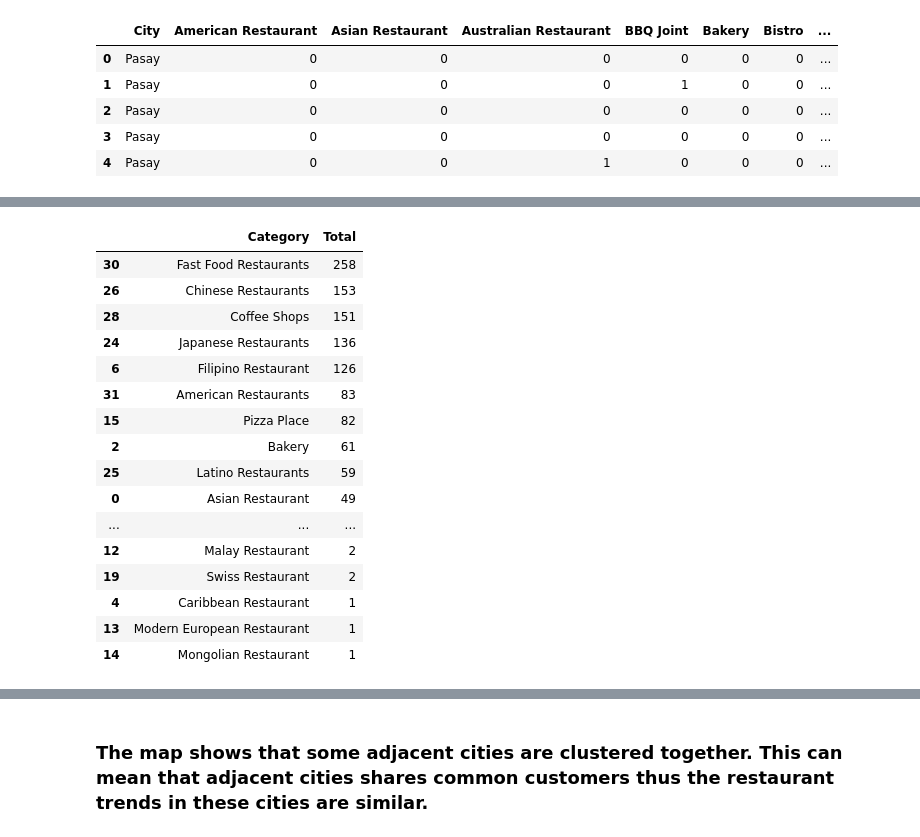
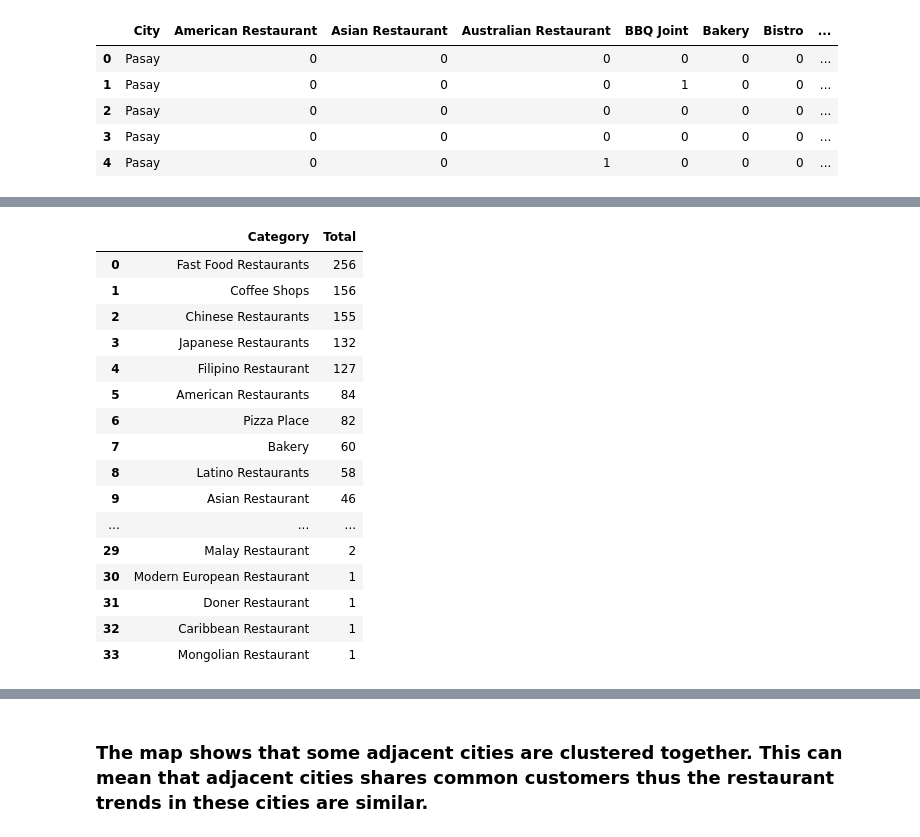
Before and after one commit to HermieDalay/Coursera_Capstone, a Jupyter notebook: Neighborhood_Manila.ipynb, the cells around one changed output, grey strips where cells are left out. Drawn from its saved outputs; the diff is of its cells as text; code cells hidden in the pictures.

```diff
--- a/Neighborhood_Manila.ipynb
+++ b/Neighborhood_Manila.ipynb
@@ -375,16 +375,10 @@ manila_grouped.drop(['Falafel Restaurant', 'Kebab Restaurant', 'Mediterranean Re
                     axis = 1, inplace=True)
 
 # Combine all Cafeteria themed restaurant to All Cafeteria Restaurant
-manila_grouped['Coffee Shops'] = manila_grouped['Breakfast Spot'] + manila_grouped['Cafeteria'] + manila_grouped['Café']
+manila_grouped['Coffee Shops'] = manila_grouped['Breakfast Spot'] + manila_grouped['Café']
 
 # Drop combined columns
-manila_grouped.drop(['Breakfast Spot', 'Cafeteria', 'Café'], axis = 1, inplace=True)
-
-# Combine all Spanish themed restaurant to All Spanish Restaurant
-#manila_grouped['All Spanish Restaurant'] = manila_grouped['Paella Restaurant'] + manila_grouped['Spanish Restaurant']
-
-# Drop combined columns
-#manila_grouped.drop(['Paella Restaurant', 'Spanish Restaurant'], axis = 1, inplace=True)
+manila_grouped.drop(['Breakfast Spot', 'Café'], axis = 1, inplace=True)
 
 # Combine all Indian themed restaurant to All Indian Restaurant
 manila_grouped['Indian Restaurants'] = manila_grouped['Indian Restaurant'] + manila_grouped['North Indian Restaurant']
@@ -414,7 +408,7 @@ manila_grouped['Bars and Bistros'] = manila_grouped['Bistro'] + manila_grouped['
 manila_grouped.drop(['Bistro', 'Gastropub'], axis = 1, inplace=True)
 
 # Drop all uncategorized
-manila_grouped.drop(['Food', 'Food Stand', 'Food Truck', 'Food Court'], axis = 1, inplace=True)
+manila_grouped.drop(['Food', 'Food Stand', 'Food Truck', 'Food Court', 'Restaurant'], axis = 1, inplace=True)
 
 # Combine all Sweets & Comfort Food shops to Sweets Shops
 manila_grouped['Sweet Shops'] = manila_grouped['Comfort Food Restaurant'] + manila_grouped['Creperie'] + manila_grouped['Deli / Bodega']
@@ -424,32 +418,34 @@ manila_grouped.drop(['Comfort Food Restaurant', 'Creperie', 'Deli / Bodega'], ax
 # %%
 
 New_Category_Total = [manila_grouped.sum(axis=0)]
 #New_Category_Total = New_Category_Total.sort()
 df_Category_Total = pd.DataFrame (New_Category_Total)
 df_Category_Total.drop(['City'], axis = 1, inplace=True)
 df_Transpose = df_Category_Total.transpose()
 df_Transpose = df_Transpose.reset_index()
 
 df_Transpose.rename(columns={'index': "Category", 0: "Total"}, inplace=True)
 df_Transpose.sort_values(by='Total', ascending= False, inplace=True)
+df_Transpose = df_Transpose.reset_index()
+df_Transpose.drop(['index'], axis = 1, inplace=True)
 df_Transpose
 # %% [output]
 |  | Category | Total |
-| 30 | Fast Food Restaurants | 258 |
-| 26 | Chinese Restaurants | 153 |
-| 28 | Coffee Shops | 151 |
-| 24 | Japanese Restaurants | 136 |
-| 6 | Filipino Restaurant | 126 |
-| 31 | American Restaurants | 83 |
-| 15 | Pizza Place | 82 |
-| 2 | Bakery | 61 |
-| 25 | Latino Restaurants | 59 |
-| 0 | Asian Restaurant | 49 |
+| 0 | Fast Food Restaurants | 256 |
+| 1 | Coffee Shops | 156 |
+| 2 | Chinese Restaurants | 155 |
+| 3 | Japanese Restaurants | 132 |
+| 4 | Filipino Restaurant | 127 |
+| 5 | American Restaurants | 84 |
+| 6 | Pizza Place | 82 |
+| 7 | Bakery | 60 |
+| 8 | Latino Restaurants | 58 |
+| 9 | Asian Restaurant | 46 |
 | ... | ... | ... |
-| 12 | Malay Restaurant | 2 |
-| 19 | Swiss Restaurant | 2 |
-| 4 | Caribbean Restaurant | 1 |
-| 13 | Modern European Restaurant | 1 |
-| 14 | Mongolian Restaurant | 1 |
+| 29 | Malay Restaurant | 2 |
+| 30 | Modern European Restaurant | 1 |
+| 31 | Doner Restaurant | 1 |
+| 32 | Caribbean Restaurant | 1 |
+| 33 | Mongolian Restaurant | 1 |
 # %%
 Top_20_Restaurants = df_Transpose.head(20)
```
Also changed, not shown: parts of 18 cells of this notebook.
